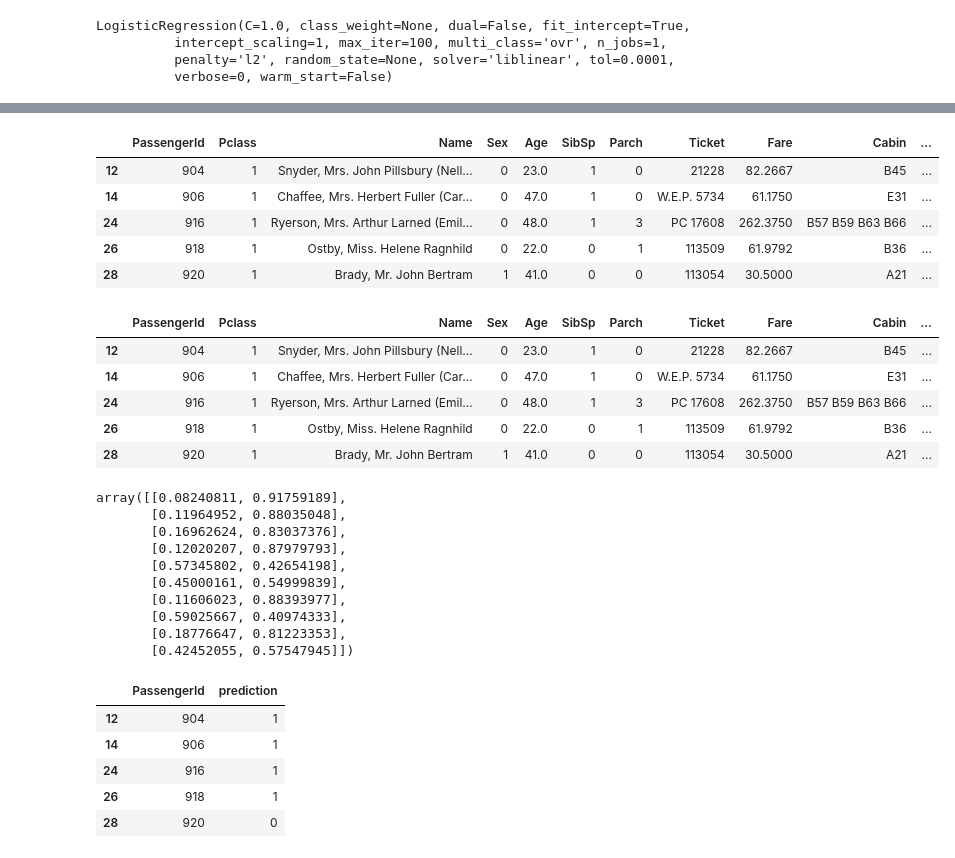
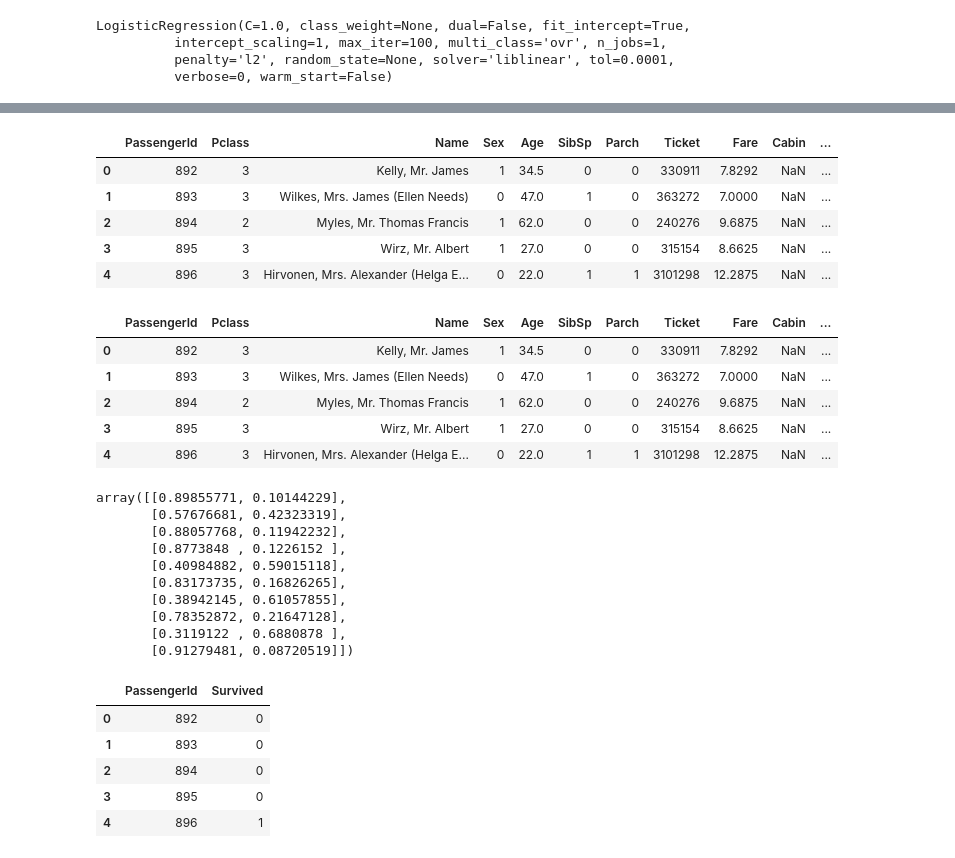
Before and after one commit to cgd3/iX, a Jupyter notebook: homework/week3/day11/Assignment - classification.ipynb, the cells around one changed output, grey strips where cells are left out. Cells and saved outputs as stored; diff of their text form; code cells hidden in the pictures.

Commit message:
updated predictions

```diff
--- a/homework/week3/day11/Assignment - classification.ipynb
+++ b/homework/week3/day11/Assignment - classification.ipynb
@@ -41,5 +41,4 @@ matplotlib.rcParams['figure.figsize'] = [12, 12]
 # %%
 ## load training data
 train_data = pd.read_csv('data/all/train.csv')
-train_data = train_data.dropna(axis=0, how="any")
 # %%
@@ -53,0 +58,5 @@ train_data.head()
+# %%
+## impute the missing ages
+age_mean = train_data.Age.mean()
+train_data.Age = train_data.Age.fillna(age_mean)
+train_data.head(10)
@@ -109,4 +135,8 @@ LogisticRegression(C=1.0, class_weight=None, dual=False, fit_intercept=True,
 # %%
 ## load test data
 test_data = pd.read_csv('data/all/test.csv')
-test_data = test_data.dropna(axis=0, how="any")
+# %%
+## impute the missing ages
+age_mean_test = test_data.Age.mean()
+test_data.Age = test_data.Age.fillna(age_mean_test)
+test_data.head()
@@ -117,45 +154,45 @@ test_data = test_data.replace('female', 0)
 test_data.head()
 # %% [output]
 |  | PassengerId | Pclass | Name | Sex | Age | SibSp | Parch | Ticket | Fare | Cabin | ... |
-| 12 | 904 | 1 | Snyder, Mrs. John Pillsbury (Nell... | 0 | 23.0 | 1 | 0 | 21228 | 82.2667 | B45 | ... |
-| 14 | 906 | 1 | Chaffee, Mrs. Herbert Fuller (Car... | 0 | 47.0 | 1 | 0 | W.E.P. 5734 | 61.1750 | E31 | ... |
-| 24 | 916 | 1 | Ryerson, Mrs. Arthur Larned (Emil... | 0 | 48.0 | 1 | 3 | PC 17608 | 262.3750 | B57 B59 B63 B66 | ... |
-| 26 | 918 | 1 | Ostby, Miss. Helene Ragnhild | 0 | 22.0 | 0 | 1 | 113509 | 61.9792 | B36 | ... |
-| 28 | 920 | 1 | Brady, Mr. John Bertram | 1 | 41.0 | 0 | 0 | 113054 | 30.5000 | A21 | ... |
+| 0 | 892 | 3 | Kelly, Mr. James | 1 | 34.5 | 0 | 0 | 330911 | 7.8292 | NaN | ... |
+| 1 | 893 | 3 | Wilkes, Mrs. James (Ellen Needs) | 0 | 47.0 | 1 | 0 | 363272 | 7.0000 | NaN | ... |
+| 2 | 894 | 2 | Myles, Mr. Thomas Francis | 1 | 62.0 | 0 | 0 | 240276 | 9.6875 | NaN | ... |
+| 3 | 895 | 3 | Wirz, Mr. Albert | 1 | 27.0 | 0 | 0 | 315154 | 8.6625 | NaN | ... |
+| 4 | 896 | 3 | Hirvonen, Mrs. Alexander (Helga E... | 0 | 22.0 | 1 | 1 | 3101298 | 12.2875 | NaN | ... |
 # %%
 ## create predictions for test data
-test_data['prediction'] = clf.predict(test_data[independent_variables])
+test_data['Survived'] = clf.predict(test_data[independent_variables])
 test_data.head()
 # %% [output]
 |  | PassengerId | Pclass | Name | Sex | Age | SibSp | Parch | Ticket | Fare | Cabin | ... |
-| 12 | 904 | 1 | Snyder, Mrs. John Pillsbury (Nell... | 0 | 23.0 | 1 | 0 | 21228 | 82.2667 | B45 | ... |
-| 14 | 906 | 1 | Chaffee, Mrs. Herbert Fuller (Car... | 0 | 47.0 | 1 | 0 | W.E.P. 5734 | 61.1750 | E31 | ... |
-| 24 | 916 | 1 | Ryerson, Mrs. Arthur Larned (Emil... | 0 | 48.0 | 1 | 3 | PC 17608 | 262.3750 | B57 B59 B63 B66 | ... |
-| 26 | 918 | 1 | Ostby, Miss. Helene Ragnhild | 0 | 22.0 | 0 | 1 | 113509 | 61.9792 | B36 | ... |
-| 28 | 920 | 1 | Brady, Mr. John Bertram | 1 | 41.0 | 0 | 0 | 113054 | 30.5000 | A21 | ... |
+| 0 | 892 | 3 | Kelly, Mr. James | 1 | 34.5 | 0 | 0 | 330911 | 7.8292 | NaN | ... |
+| 1 | 893 | 3 | Wilkes, Mrs. James (Ellen Needs) | 0 | 47.0 | 1 | 0 | 363272 | 7.0000 | NaN | ... |
+| 2 | 894 | 2 | Myles, Mr. Thomas Francis | 1 | 62.0 | 0 | 0 | 240276 | 9.6875 | NaN | ... |
+| 3 | 895 | 3 | Wirz, Mr. Albert | 1 | 27.0 | 0 | 0 | 315154 | 8.6625 | NaN | ... |
+| 4 | 896 | 3 | Hirvonen, Mrs. Alexander (Helga E... | 0 | 22.0 | 1 | 1 | 3101298 | 12.2875 | NaN | ... |
 # %%
 prediction_probabilities = clf.predict_proba(test_data[independent_variables])
 prediction_probabilities[:10]
 # %% [output]
-array([[0.08240811, 0.91759189],
-       [0.11964952, 0.88035048],
-       [0.16962624, 0.83037376],
-       [0.12020207, 0.87979793],
-       [0.57345802, 0.42654198],
-       [0.45000161, 0.54999839],
-       [0.11606023, 0.88393977],
-       [0.59025667, 0.40974333],
-       [0.18776647, 0.81223353],
-       [0.42452055, 0.57547945]])
+array([[0.89855771, 0.10144229],
+       [0.57676681, 0.42323319],
+       [0.88057768, 0.11942232],
+       [0.8773848 , 0.1226152 ],
+       [0.40984882, 0.59015118],
+       [0.83173735, 0.16826265],
+       [0.38942145, 0.61057855],
+       [0.78352872, 0.21647128],
+       [0.3119122 , 0.6880878 ],
+       [0.91279481, 0.08720519]])
 # %%
-test_submission = test_data[['PassengerId', 'prediction']]
+test_submission = test_data[['PassengerId', 'Survived']]
 test_submission.head()
 # %% [output]
-|  | PassengerId | prediction |
-| 12 | 904 | 1 |
-| 14 | 906 | 1 |
-| 24 | 916 | 1 |
-| 26 | 918 | 1 |
-| 28 | 920 | 0 |
+|  | PassengerId | Survived |
+| 0 | 892 | 0 |
+| 1 | 893 | 0 |
+| 2 | 894 | 0 |
+| 3 | 895 | 0 |
+| 4 | 896 | 1 |
 # %%
 test_submission.to_csv('test_submission.csv', index = False)
```
Also changed, not shown: parts of 7 cells of this notebook, 2 other files.
